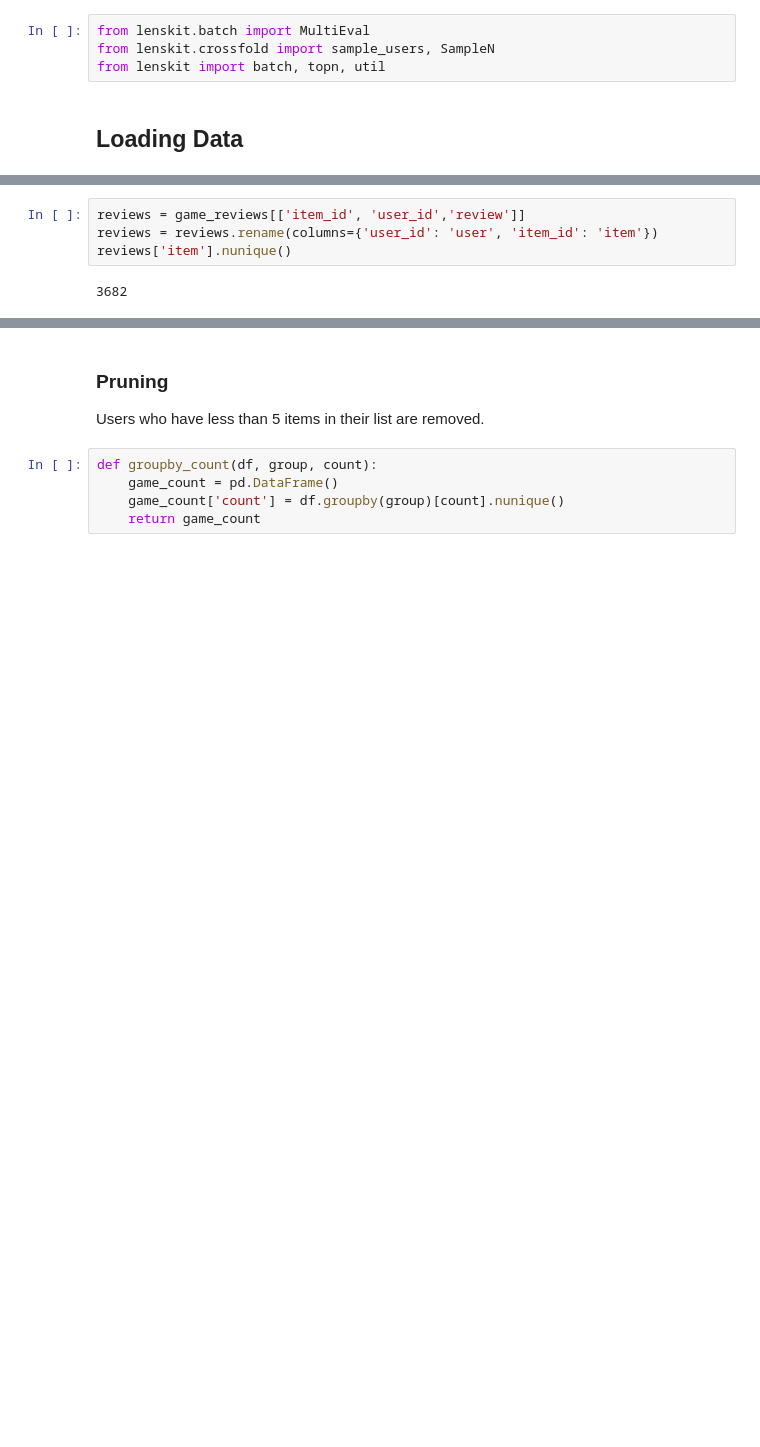
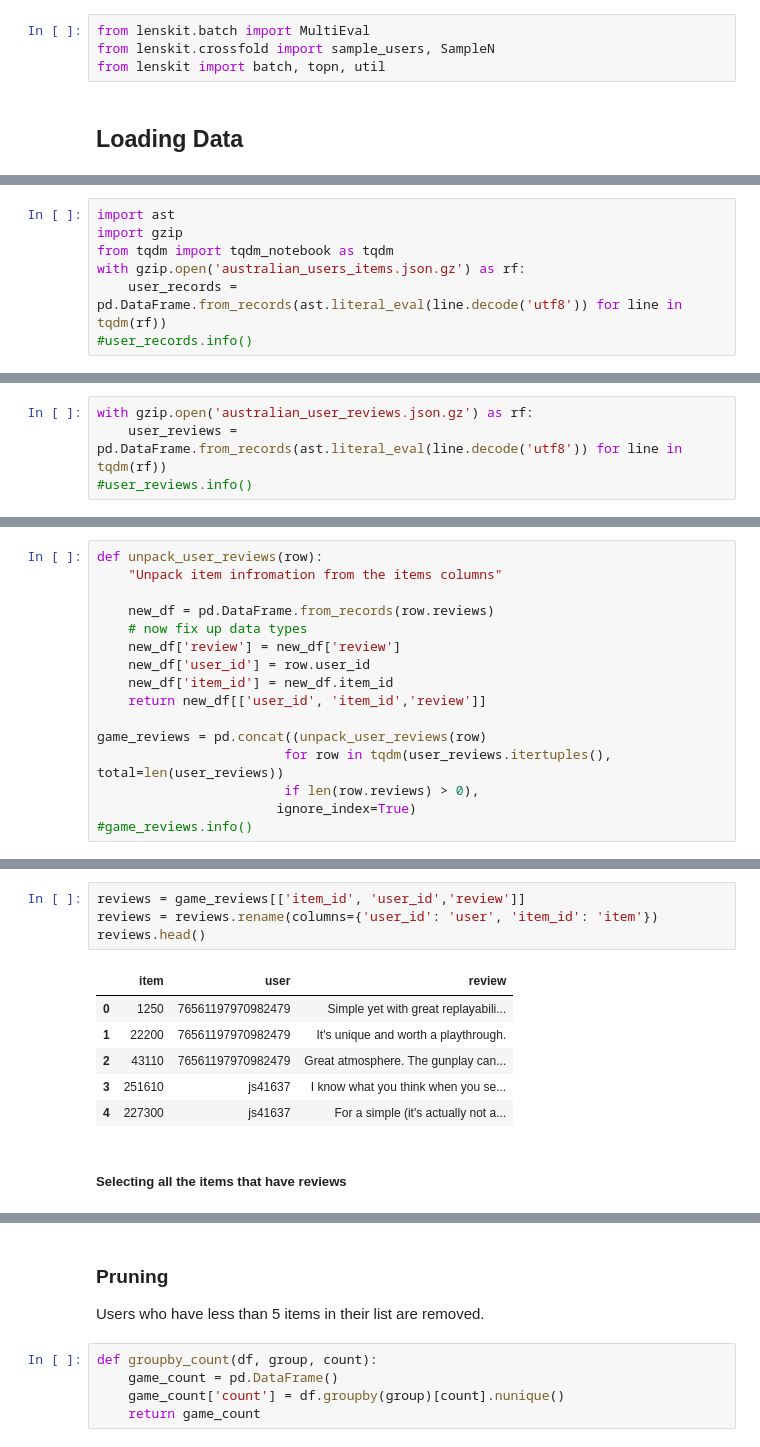
Before and after one commit to amprova/CompExam_Artifact, a Jupyter notebook: Recommendation and Evaluation.ipynb, the cells around one changed output, grey strips where cells are left out. Drawn from its saved outputs; the diff is of its cells as text; blank space fills up the shorter version.

Commit message:
dataset info

```diff
--- a/Recommendation and Evaluation.ipynb
+++ b/Recommendation and Evaluation.ipynb
@@ -44,0 +32,7 @@ user_games.shape
+# %%
+import ast
+import gzip
+from tqdm import tqdm_notebook as tqdm
+with gzip.open('australian_users_items.json.gz') as rf:
+    user_records = pd.DataFrame.from_records(ast.literal_eval(line.decode('utf8')) for line in tqdm(rf))
+#user_records.info()
@@ -44,0 +45,4 @@ user_games.shape
+# %%
+with gzip.open('australian_user_reviews.json.gz') as rf:
+    user_reviews = pd.DataFrame.from_records(ast.literal_eval(line.decode('utf8')) for line in tqdm(rf))
+#user_reviews.info()
@@ -45 +74,17 @@ user_games.shape
+# %%
+def unpack_user_reviews(row):
+    "Unpack item infromation from the items columns"
+
+    new_df = pd.DataFrame.from_records(row.reviews)
+    # now fix up data types
+    new_df['review'] = new_df['review']
+    new_df['user_id'] = row.user_id
+    new_df['item_id'] = new_df.item_id
+    return new_df[['user_id', 'item_id','review']]
+
+game_reviews = pd.concat((unpack_user_reviews(row)
+                        for row in tqdm(user_reviews.itertuples(), total=len(user_reviews))
+                        if len(row.reviews) > 0),
+                       ignore_index=True)
+#game_reviews.info()
 # %%
@@ -56,8 +101,15 @@ user_games_list.head()
 # %%
 reviews = game_reviews[['item_id', 'user_id','review']]
 reviews = reviews.rename(columns={'user_id': 'user', 'item_id': 'item'})
-reviews['item'].nunique()
+reviews.head()
 # %% [output]
-3682
+|  | item | user | review |
+| 0 | 1250 | 76561197970982479 | Simple yet with great replayabili... |
+| 1 | 22200 | 76561197970982479 | It's unique and worth a playthrough. |
+| 2 | 43110 | 76561197970982479 | Great atmosphere. The gunplay can... |
+| 3 | 251610 | js41637 | I know what you think when you se... |
+| 4 | 227300 | js41637 | For a simple (it's actually not a... |
+# %% [markdown]
+##### Selecting all the items that have reviews
 # %%
 rev_item = set(reviews['item'])   ## reviewed item
```
Also changed, not shown: parts of 14 cells of this notebook, 3 other files.
